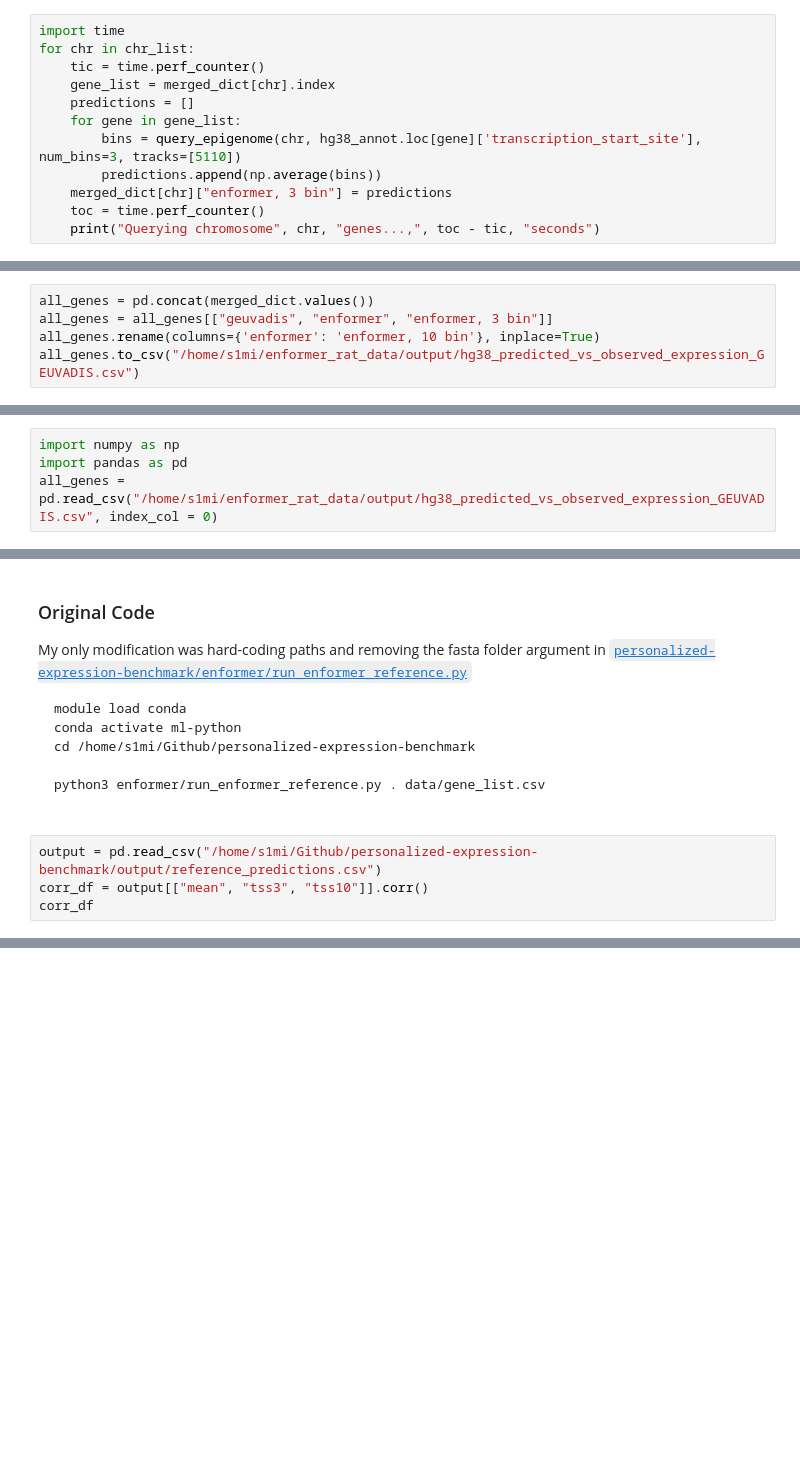
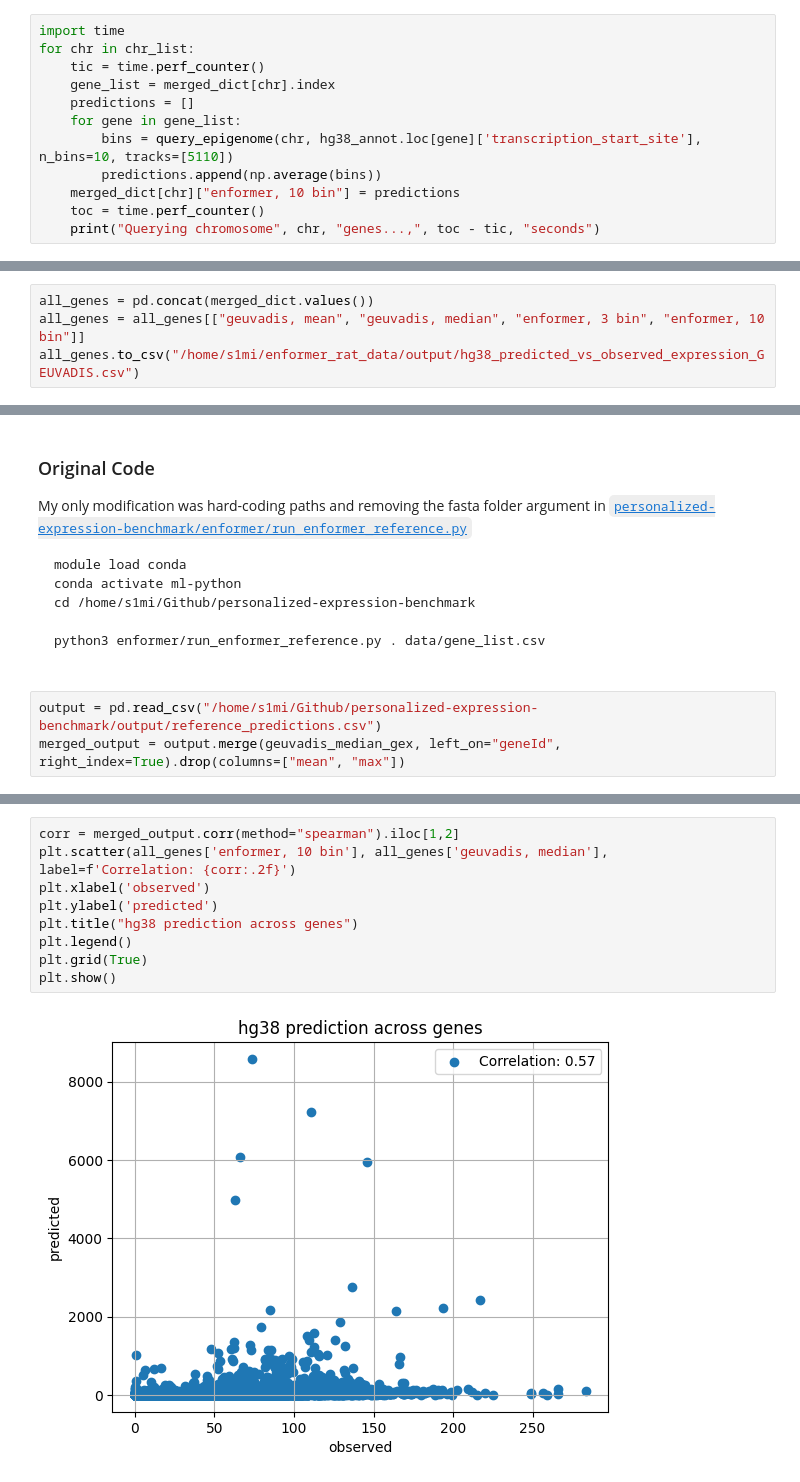
Before and after one commit to hakyimlab/sabrina-deep-learning-in-genomics, a Jupyter notebook: posts/2023-09-06-validating-Huang-et-al/index.ipynb, the cells around one changed output, grey strips where cells are left out. Saved outputs shown, nothing was run; the diff lists cells and outputs as text; blank space fills up the shorter version.

````diff
--- a/posts/2023-09-06-validating-Huang-et-al/index.ipynb
+++ b/posts/2023-09-06-validating-Huang-et-al/index.ipynb
@@ -136,9 +139,9 @@ for chr in chr_list:
     gene_list = merged_dict[chr].index
     predictions = []
     for gene in gene_list:
-        bins = query_epigenome(chr, hg38_annot.loc[gene]['transcription_start_site'], num_bins=3, tracks=[5110])
+        bins = query_epigenome(chr, hg38_annot.loc[gene]['transcription_start_site'], n_bins=10, tracks=[5110])
         predictions.append(np.average(bins))
-    merged_dict[chr]["enformer, 3 bin"] = predictions
+    merged_dict[chr]["enformer, 10 bin"] = predictions
     toc = time.perf_counter()
     print("Querying chromosome", chr, "genes...,", toc - tic, "seconds")
 # %% [output]
@@ -162,5 +165,4 @@ Querying chromosome X genes..., 17.180793673032895 seconds
 # %%
 all_genes = pd.concat(merged_dict.values())
-all_genes = all_genes[["geuvadis", "enformer", "enformer, 3 bin"]]
-all_genes.rename(columns={'enformer': 'enformer, 10 bin'}, inplace=True)
+all_genes = all_genes[["geuvadis, mean", "geuvadis, median", "enformer, 3 bin", "enformer, 10 bin"]]
 all_genes.to_csv("/home/s1mi/enformer_rat_data/output/hg38_predicted_vs_observed_expression_GEUVADIS.csv")
@@ -172,7 +195,3 @@ I'm really not sure why I can't get near the 0.57 expected correlation, so I wil
 I cloned [personalized-expression-benchmark](https://github.com/ni-lab/personalized-expression-benchmark.git).
 
 The first difference I noticed in their analysis is that they subset to 3259 genes in the GEUVADIS EUR dataset found to have at least one significant cis-eQTL.
-# %%
-import numpy as np
-import pandas as pd
-all_genes = pd.read_csv("/home/s1mi/enformer_rat_data/output/hg38_predicted_vs_observed_expression_GEUVADIS.csv", index_col = 0)
@@ -209,5 +210,4 @@ python3 enformer/run_enformer_reference.py . data/gene_list.csv
 ```
 # %%
 output = pd.read_csv("/home/s1mi/Github/personalized-expression-benchmark/output/reference_predictions.csv")
-corr_df = output[["mean", "tss3", "tss10"]].corr()
-corr_df
+merged_output = output.merge(geuvadis_median_gex, left_on="geneId", right_index=True).drop(columns=["mean", "max"])
@@ -218,0 +232,11 @@ corr_df
+# %%
+corr = merged_output.corr(method="spearman").iloc[1,2]
+plt.scatter(all_genes['enformer, 10 bin'], all_genes['geuvadis, median'], label=f'Correlation: {corr:.2f}')
+plt.xlabel('observed')
+plt.ylabel('predicted')
+plt.title("hg38 prediction across genes")
+plt.legend()
+plt.grid(True)
+plt.show()
+# %% [output]
+[figure, added]
````
Also changed, not shown: parts of 26 cells of this notebook.
